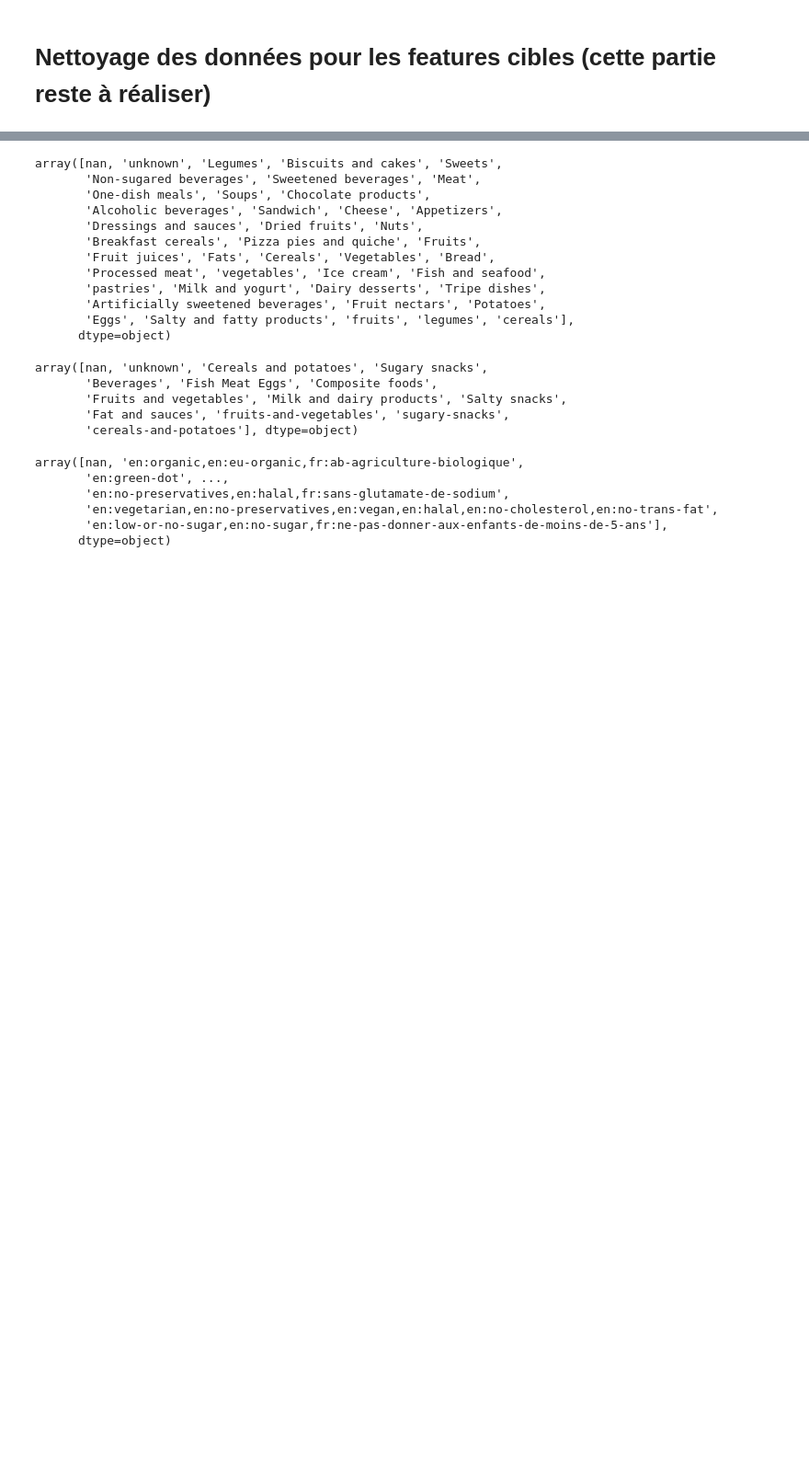
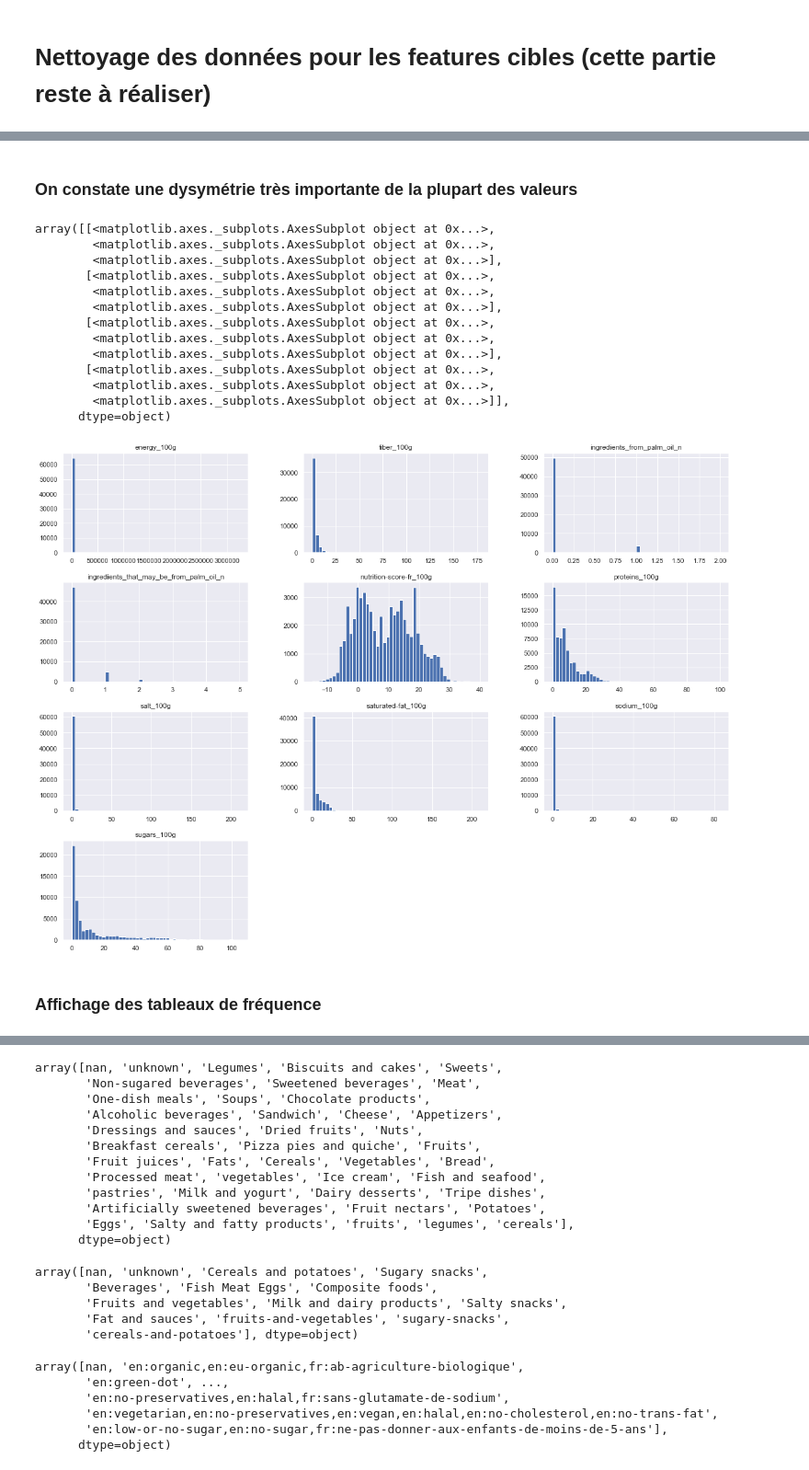
Before and after one commit to Severac/openclassrooms, a Jupyter notebook: PJ2/PJ2_dataclean.ipynb, the cells around one changed output, grey strips where cells are left out. Shown at 92% size. Cells and saved outputs as stored; diff of their text form; code cells hidden in the pictures; blank space fills up the shorter version.

```diff
--- a/PJ2/PJ2_dataclean.ipynb
+++ b/PJ2/PJ2_dataclean.ipynb
@@ -884,0 +918,3 @@ Name: nutrition_grade_fr, dtype: int64
+# %%
+import seaborn as sns
+sns.set()
@@ -884,0 +950,21 @@ Name: nutrition_grade_fr, dtype: int64
+# %% [markdown]
+### On constate une dysymétrie très importante de la plupart des valeurs
+# %%
+food_filtered_fr.hist(bins=50, figsize=(20,15))
+# %% [output]
+array([[<matplotlib.axes._subplots.AxesSubplot object at 0x...>,
+        <matplotlib.axes._subplots.AxesSubplot object at 0x...>,
+        <matplotlib.axes._subplots.AxesSubplot object at 0x...>],
+       [<matplotlib.axes._subplots.AxesSubplot object at 0x...>,
+        <matplotlib.axes._subplots.AxesSubplot object at 0x...>,
+        <matplotlib.axes._subplots.AxesSubplot object at 0x...>],
+       [<matplotlib.axes._subplots.AxesSubplot object at 0x...>,
+        <matplotlib.axes._subplots.AxesSubplot object at 0x...>,
+        <matplotlib.axes._subplots.AxesSubplot object at 0x...>],
+       [<matplotlib.axes._subplots.AxesSubplot object at 0x...>,
+        <matplotlib.axes._subplots.AxesSubplot object at 0x...>,
+        <matplotlib.axes._subplots.AxesSubplot object at 0x...>]],
+      dtype=object)
+[figure, added]
+# %% [markdown]
+### Affichage des tableaux de fréquence
```
Also changed, not shown: parts of 57 cells of this notebook.
